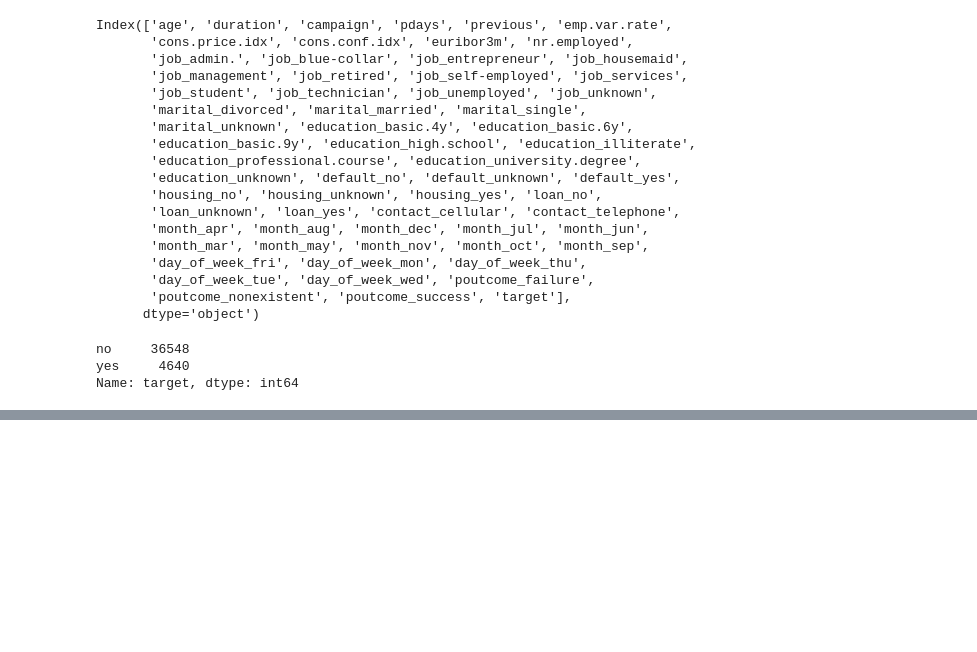
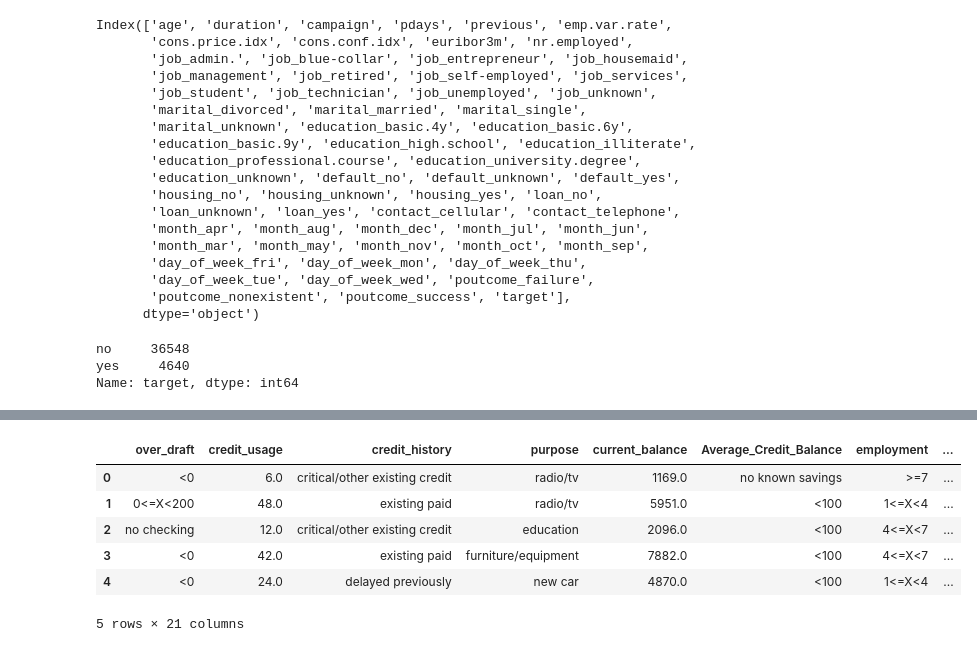
Before and after one commit to amueller/advanced_training, a Jupyter notebook: 07.1 Outlier Detection.ipynb, the cells around one changed output, grey strips where cells are left out. Cells and saved outputs as stored; diff of their text form; code cells hidden in the pictures; blank space fills up the shorter version.

```diff
--- a/07.1 Outlier Detection.ipynb
+++ b/07.1 Outlier Detection.ipynb
@@ -196,0 +271,10 @@ Name: target, dtype: int64
+# %%
+data.head()
+# %% [output]
+|  | over_draft | credit_usage | credit_history | purpose | current_balance | Average_Credit_Balance | employment | ... |
+| 0 | <0 | 6.0 | critical/other existing credit | radio/tv | 1169.0 | no known savings | >=7 | ... |
+| 1 | 0<=X<200 | 48.0 | existing paid | radio/tv | 5951.0 | <100 | 1<=X<4 | ... |
+| 2 | no checking | 12.0 | critical/other existing credit | education | 2096.0 | <100 | 4<=X<7 | ... |
+| 3 | <0 | 42.0 | existing paid | furniture/equipment | 7882.0 | <100 | 4<=X<7 | ... |
+| 4 | <0 | 24.0 | delayed previously | new car | 4870.0 | <100 | 1<=X<4 | ... |
+5 rows × 21 columns
```
Also changed, not shown: parts of 17 cells of this notebook.
